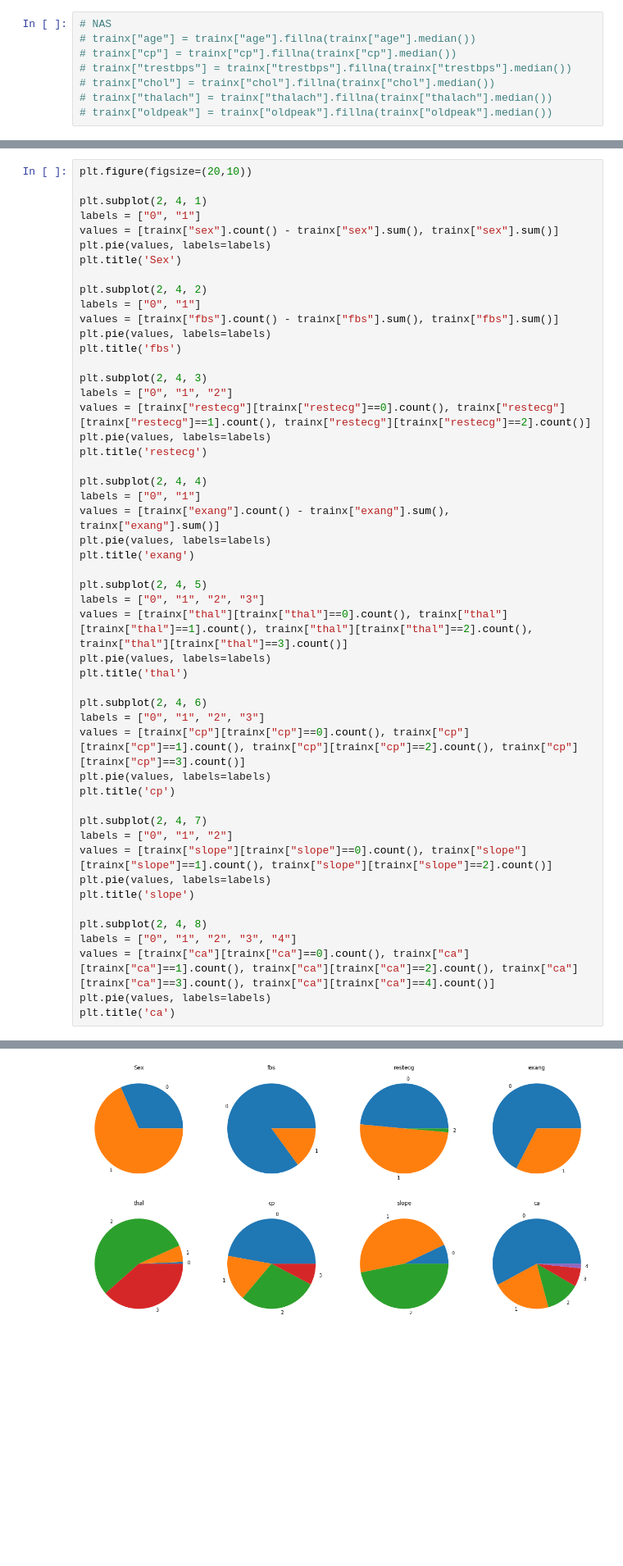
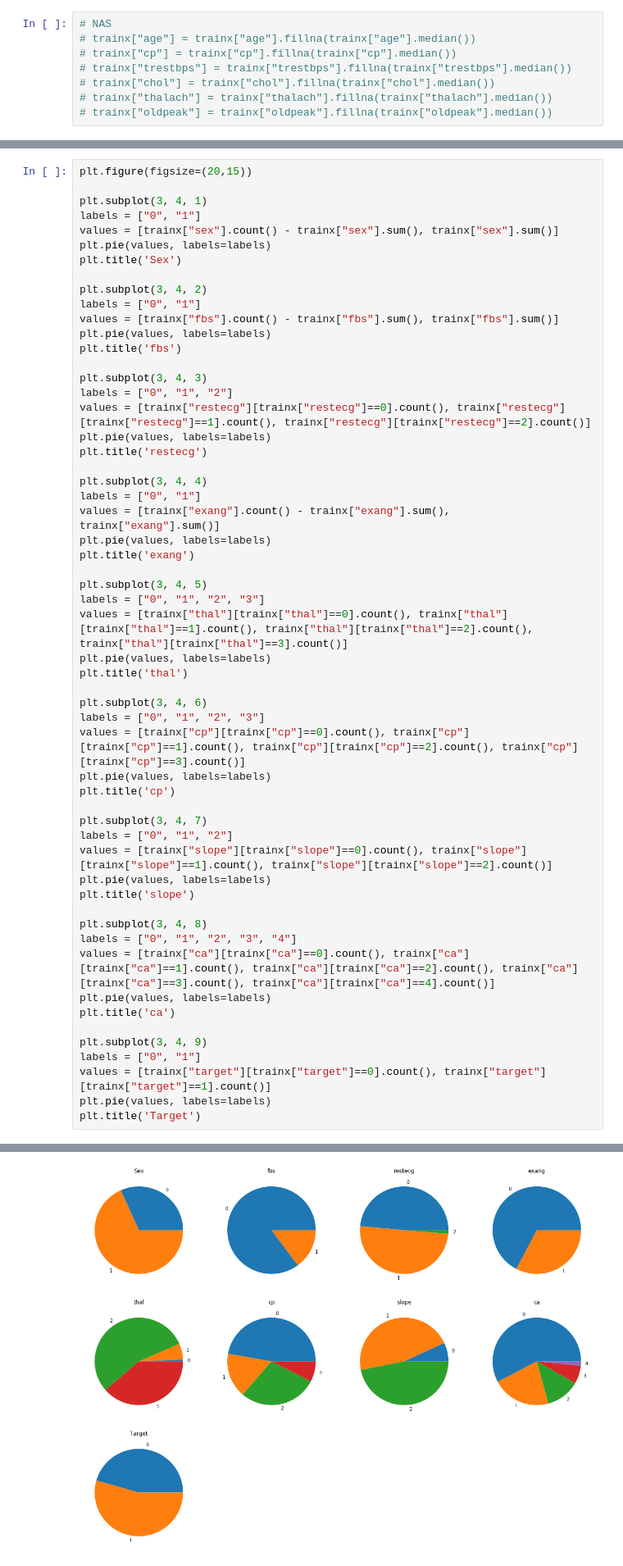
Before and after one commit to Rajahn/Heart-Desease, a Jupyter notebook: AHeartDisease.ipynb, the cells around one changed output, grey strips where cells are left out. Shown: that part at 82% size. Cells and saved outputs as stored; diff of their text form; blank space fills up the shorter version.

```diff
--- a/AHeartDisease.ipynb
+++ b/AHeartDisease.ipynb
@@ -135,53 +140,59 @@ plt.show()
 # %% [output]
 [figure]
 # %%
-plt.figure(figsize=(20,10))
+plt.figure(figsize=(20,15))
 
-plt.subplot(2, 4, 1)
+plt.subplot(3, 4, 1)
 labels = ["0", "1"]
 values = [trainx["sex"].count() - trainx["sex"].sum(), trainx["sex"].sum()]
 plt.pie(values, labels=labels)
 plt.title('Sex')
 
-plt.subplot(2, 4, 2)
+plt.subplot(3, 4, 2)
 labels = ["0", "1"]
 values = [trainx["fbs"].count() - trainx["fbs"].sum(), trainx["fbs"].sum()]
 plt.pie(values, labels=labels)
 plt.title('fbs')
 
-plt.subplot(2, 4, 3)
+plt.subplot(3, 4, 3)
 labels = ["0", "1", "2"]
 values = [trainx["restecg"][trainx["restecg"]==0].count(), trainx["restecg"][trainx["restecg"]==1].count(), trainx["restecg"][trainx["restecg"]==2].count()]
 plt.pie(values, labels=labels)
 plt.title('restecg')
 
-plt.subplot(2, 4, 4)
+plt.subplot(3, 4, 4)
 labels = ["0", "1"]
 values = [trainx["exang"].count() - trainx["exang"].sum(), trainx["exang"].sum()]
 plt.pie(values, labels=labels)
 plt.title('exang')
 
-plt.subplot(2, 4, 5)
+plt.subplot(3, 4, 5)
 labels = ["0", "1", "2", "3"]
 values = [trainx["thal"][trainx["thal"]==0].count(), trainx["thal"][trainx["thal"]==1].count(), trainx["thal"][trainx["thal"]==2].count(), trainx["thal"][trainx["thal"]==3].count()]
 plt.pie(values, labels=labels)
 plt.title('thal')
 
-plt.subplot(2, 4, 6)
+plt.subplot(3, 4, 6)
 labels = ["0", "1", "2", "3"]
 values = [trainx["cp"][trainx["cp"]==0].count(), trainx["cp"][trainx["cp"]==1].count(), trainx["cp"][trainx["cp"]==2].count(), trainx["cp"][trainx["cp"]==3].count()]
 plt.pie(values, labels=labels)
 plt.title('cp')
 
-plt.subplot(2, 4, 7)
+plt.subplot(3, 4, 7)
 labels = ["0", "1", "2"]
 values = [trainx["slope"][trainx["slope"]==0].count(), trainx["slope"][trainx["slope"]==1].count(), trainx["slope"][trainx["slope"]==2].count()]
 plt.pie(values, labels=labels)
 plt.title('slope')
 
-plt.subplot(2, 4, 8)
+plt.subplot(3, 4, 8)
 labels = ["0", "1", "2", "3", "4"]
 values = [trainx["ca"][trainx["ca"]==0].count(), trainx["ca"][trainx["ca"]==1].count(), trainx["ca"][trainx["ca"]==2].count(), trainx["ca"][trainx["ca"]==3].count(), trainx["ca"][trainx["ca"]==4].count()]
 plt.pie(values, labels=labels)
 plt.title('ca')
+
+plt.subplot(3, 4, 9)
+labels = ["0", "1"]
+values = [trainx["target"][trainx["target"]==0].count(), trainx["target"][trainx["target"]==1].count()]
+plt.pie(values, labels=labels)
+plt.title('Target')
 # %% [output]
@@ -189,4 +200,4 @@ Text(0.5,1,'ca')
-[figure, old version]
+[figure, new version]
 # %%
 from sklearn.model_selection import train_test_split
 
```
Also changed, not shown: parts of 11 cells of this notebook.
